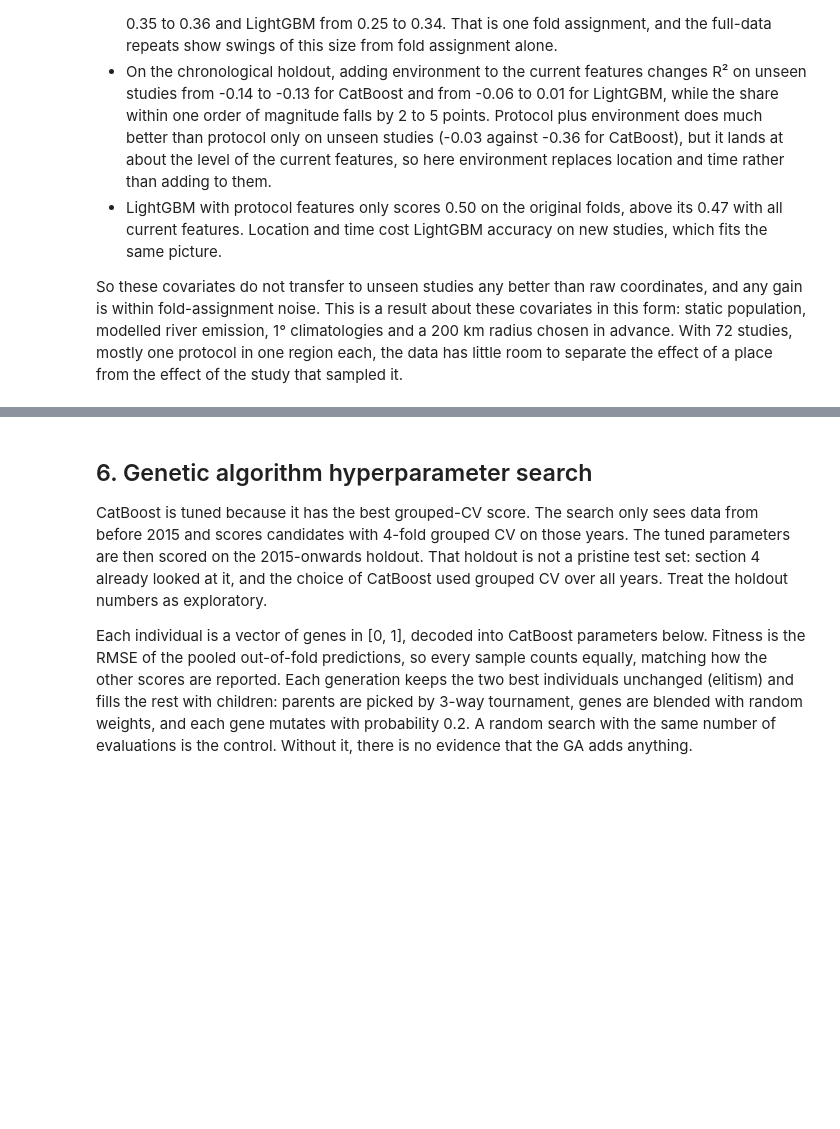
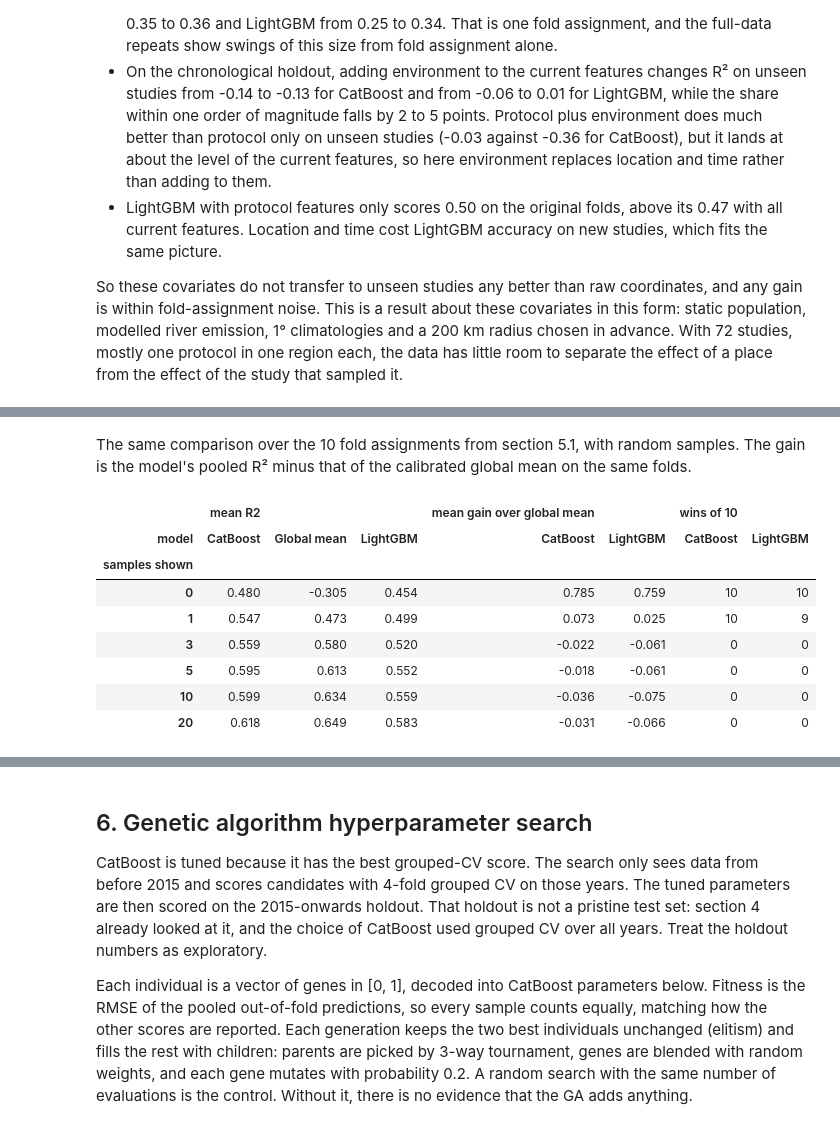
Before and after one commit to zytact/marine-microplastics, a Jupyter notebook: microplastics.ipynb, the cells around one changed output, grey strips where cells are left out. Drawn from its saved outputs; the diff is of its cells as text; code cells hidden in the pictures; blank space fills up the shorter version.

```diff
--- a/microplastics.ipynb
+++ b/microplastics.ipynb
@@ -938,0 +1004,30 @@ place from the effect of the study that sampled it.
+# %% [markdown]
+The same comparison over the 10 fold assignments from section 5.1, with random samples. The gain is the
+model's pooled R² minus that of the calibrated global mean on the same folds.
+# %%
+calibration_repeats = pd.DataFrame([
+    {"repeat": r, "samples shown": k, "model": model, "R2": r2}
+    for r in range(REPEATS)
+    for model, pred in [
+        ("Global mean", out_of_fold(fit_study_mean, REPEAT_FOLDS[r])),
+        ("CatBoost", repeat_predictions[r, "CatBoost", "current features"]),
+        ("LightGBM", repeat_predictions[r, "LightGBM", "current features"]),
+    ]
+    for k, r2 in calibration_scores(pred, POOLS["random samples"][:5], "R2").items()
+]).pivot(index=["samples shown", "repeat"], columns="model", values="R2")
+calibration_gain = calibration_repeats[["CatBoost", "LightGBM"]].sub(calibration_repeats["Global mean"], axis=0)
+pd.concat({
+    "mean R2": calibration_repeats.groupby("samples shown").mean(),
+    "mean gain over global mean": calibration_gain.groupby("samples shown").mean(),
+    f"wins of {REPEATS}": (calibration_gain > 0).groupby("samples shown").sum(),
+}, axis=1)
+# %% [output]
+|  | mean R2 |  |  | mean gain over global mean |  | wins of 10 |  |
+| model | CatBoost | Global mean | LightGBM | CatBoost | LightGBM | CatBoost | LightGBM |
+| samples shown |  |  |  |  |  |  |  |
+| 0 | 0.480 | -0.305 | 0.454 | 0.785 | 0.759 | 10 | 10 |
+| 1 | 0.547 | 0.473 | 0.499 | 0.073 | 0.025 | 10 | 9 |
+| 3 | 0.559 | 0.580 | 0.520 | -0.022 | -0.061 | 0 | 0 |
+| 5 | 0.595 | 0.613 | 0.552 | -0.018 | -0.061 | 0 | 0 |
+| 10 | 0.599 | 0.634 | 0.559 | -0.036 | -0.075 | 0 | 0 |
+| 20 | 0.618 | 0.649 | 0.583 | -0.031 | -0.066 | 0 | 0 |
```
Also changed, not shown: parts of 11 cells of this notebook, 2 other files.
